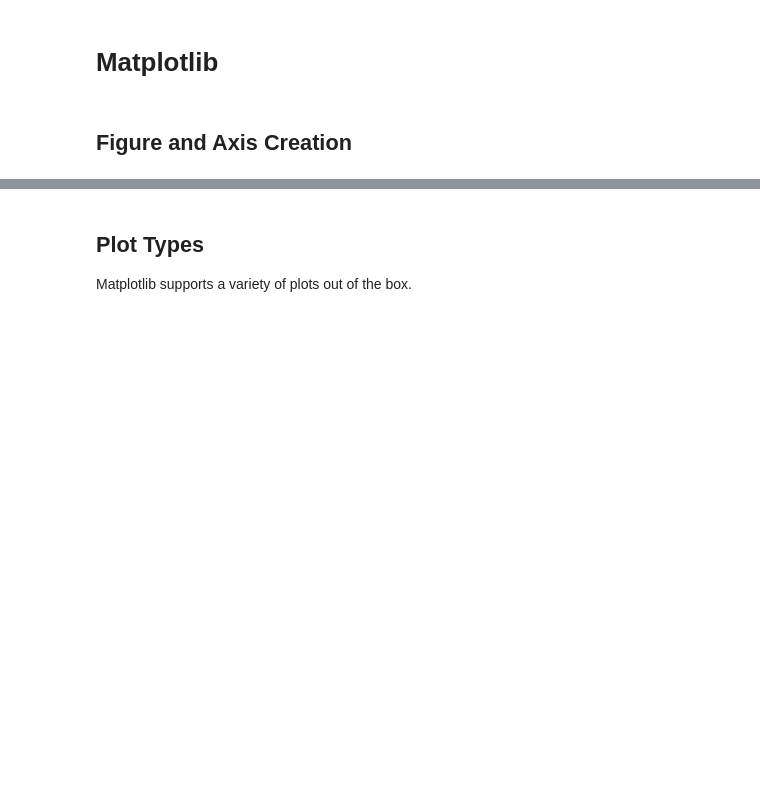
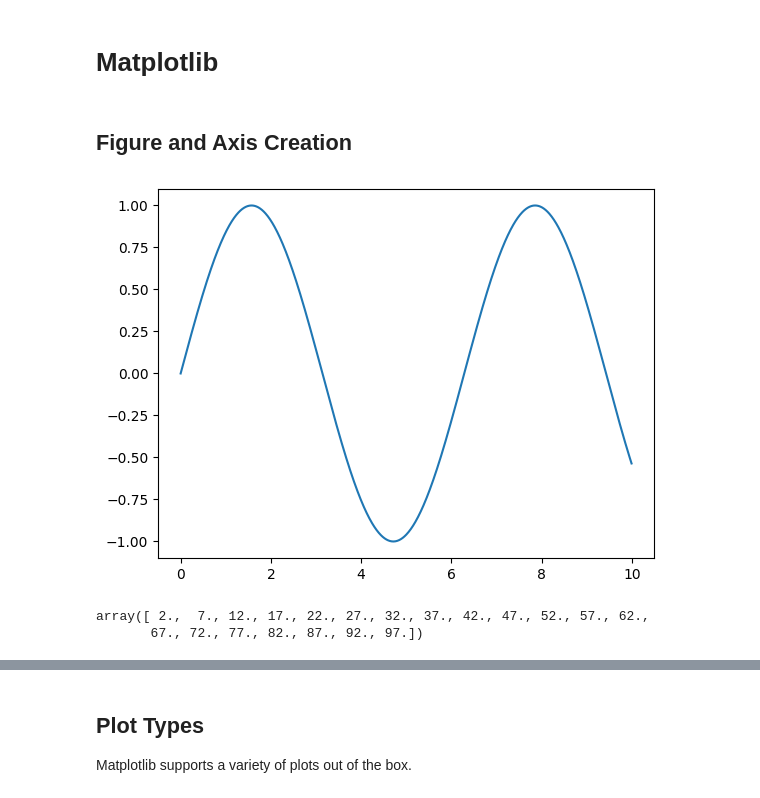
Before and after one commit to Ebotian/DSP_AI, a Jupyter notebook: python/python-for-beginners.ipynb, the cells around one changed output, grey strips where cells are left out. Saved outputs shown, nothing was run; the diff lists cells and outputs as text; code cells hidden in the pictures; blank space fills up the shorter version.

```diff
--- a/python/python-for-beginners.ipynb
+++ b/python/python-for-beginners.ipynb
@@ -1612,10 +2366,17 @@ np.std(iris_z)
 # %%
 import matplotlib.pyplot as plt
 import numpy as np
-x = np.arange(0, 10, 0.2)
+x = np.arange(0, 10, 0.01)
 y = np.sin(x)
 fig = plt.figure()
 ax = fig.add_subplot(111)
 ax.plot(x, y)
-plt.savefig('pyplot1.png', dpi=300)
+plt.savefig('pyplot1.png', dpi=10)
+# %% [output]
+[figure, added]
+# %%
+nums.mean(axis=1)
+# %% [output]
+array([ 2.,  7., 12., 17., 22., 27., 32., 37., 42., 47., 52., 57., 62.,
+       67., 72., 77., 82., 87., 92., 97.])
 # %%
```
Also changed, not shown: parts of 143 cells of this notebook.
